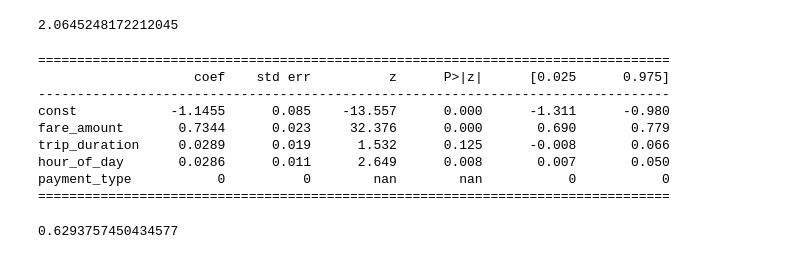
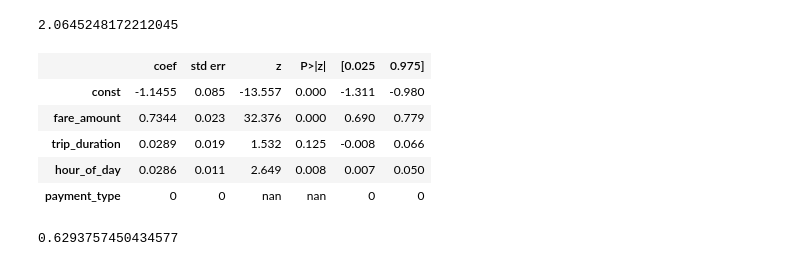
Before and after one commit to UCB-stat-159-s22/hw07-group16, a Jupyter notebook: tip_amt_prediction.ipynb, the cells around one changed output. Drawn from its saved outputs; the diff is of its cells as text; code cells hidden in the pictures.

```diff
--- a/tip_amt_prediction.ipynb
+++ b/tip_amt_prediction.ipynb
@@ -85,19 +88,19 @@ X_train2, X_test2, y_train2, y_test2 = train_test_split(X2, y2, test_size=0.2, r
 # %%
 model2.fit(X_train2, y_train2)
 sm_2 = sm.add_constant(X_train2)
 estimates2 = sm.OLS(y_train2, sm_2).fit(cov_type = "HC1")
 results_summ2 = estimates2.summary().tables[1]
-print(results_summ2)
+results_summ2_html = results_summ2.as_html()
+model2coeffs = pd.read_html(results_summ2_html, header=0, index_col=0)[0]
+model2coeffs.to_csv('tables/model2coeffs.csv')
+results_summ2
 # %% [output]
-=================================================================================
-                    coef    std err          z      P>|z|      [0.025      0.975]
----------------------------------------------------------------------------------
-const            -1.1455      0.085    -13.557      0.000      -1.311      -0.980
-fare_amount       0.7344      0.023     32.376      0.000       0.690       0.779
-trip_duration     0.0289      0.019      1.532      0.125      -0.008       0.066
-hour_of_day       0.0286      0.011      2.649      0.008       0.007       0.050
-payment_type           0          0        nan        nan           0           0
-=================================================================================
+|  | coef | std err | z | P>|z| | [0.025 | 0.975] |
+| const | -1.1455 | 0.085 | -13.557 | 0.000 | -1.311 | -0.980 |
+| fare_amount | 0.7344 | 0.023 | 32.376 | 0.000 | 0.690 | 0.779 |
+| trip_duration | 0.0289 | 0.019 | 1.532 | 0.125 | -0.008 | 0.066 |
+| hour_of_day | 0.0286 | 0.011 | 2.649 | 0.008 | 0.007 | 0.050 |
+| payment_type | 0 | 0 | nan | nan | 0 | 0 |
 # %%
 model2pred = model2.predict(X_test2)
 model2rmse = np.sqrt(np.mean((model2pred - y_test2)**2))
```
Also changed, not shown: parts of 5 cells of this notebook, 5 other files.
